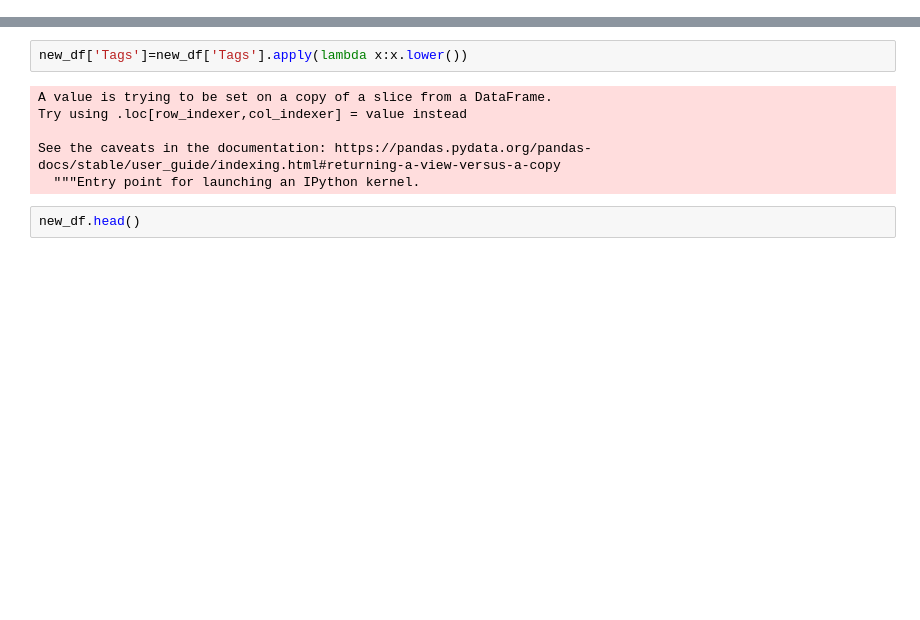
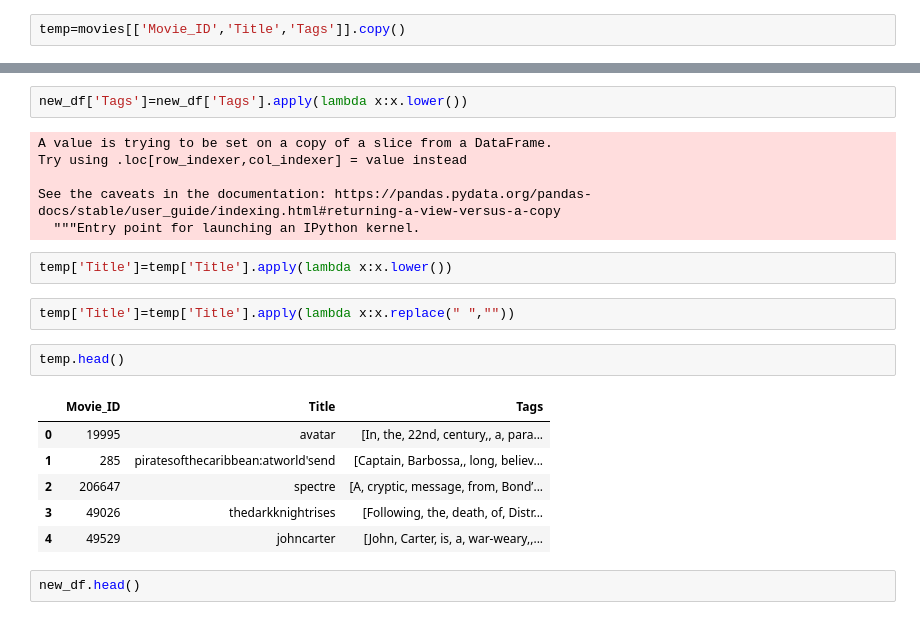
Before and after one commit to kesharinilesh/Movie-Recommendation-System, a Jupyter notebook: movie-recommender-system.ipynb, the cells around one changed output, grey strips where cells are left out. Drawn from its saved outputs; the diff is of its cells as text; blank space fills up the shorter version.

Commit message:
Movie Recommender System | Comnit 7

```diff
--- a/movie-recommender-system.ipynb
+++ b/movie-recommender-system.ipynb
@@ -373,6 +373,8 @@ movies.head()
 | 4 | 49529 | John Carter | [Action, Adventure, ScienceFiction] | [John, Carter, is, a, war-weary,,... | [basedonnovel, mars, medallion, s... | [TaylorKitsch, LynnCollins, Saman... | [AndrewStanton] | [UnitedStatesofAmerica] | [John, Carter, is, a, war-weary,,... |
 # %%
 new_df=movies[['Movie_ID','Title','Tags']]
+# %%
+temp=movies[['Movie_ID','Title','Tags']].copy()
 # %%
 new_df.head()
 # %% [output]
@@ -426,6 +443,19 @@ Try using .loc[row_indexer,col_indexer] = value instead
 
 See the caveats in the documentation: https://pandas.pydata.org/pandas-docs/stable/user_guide/indexing.html#returning-a-view-versus-a-copy
   """Entry point for launching an IPython kernel.
+# %%
+temp['Title']=temp['Title'].apply(lambda x:x.lower())
+# %%
+temp['Title']=temp['Title'].apply(lambda x:x.replace(" ",""))
+# %%
+temp.head()
+# %% [output]
+|  | Movie_ID | Title | Tags |
+| 0 | 19995 | avatar | [In, the, 22nd, century,, a, para... |
+| 1 | 285 | piratesofthecaribbean:atworld'send | [Captain, Barbossa,, long, believ... |
+| 2 | 206647 | spectre | [A, cryptic, message, from, Bond’... |
+| 3 | 49026 | thedarkknightrises | [Following, the, death, of, Distr... |
+| 4 | 49529 | johncarter | [John, Carter, is, a, war-weary,,... |
 # %%
 new_df.head()
 # %% [output]
```
Also changed, not shown: parts of 10 cells of this notebook.
